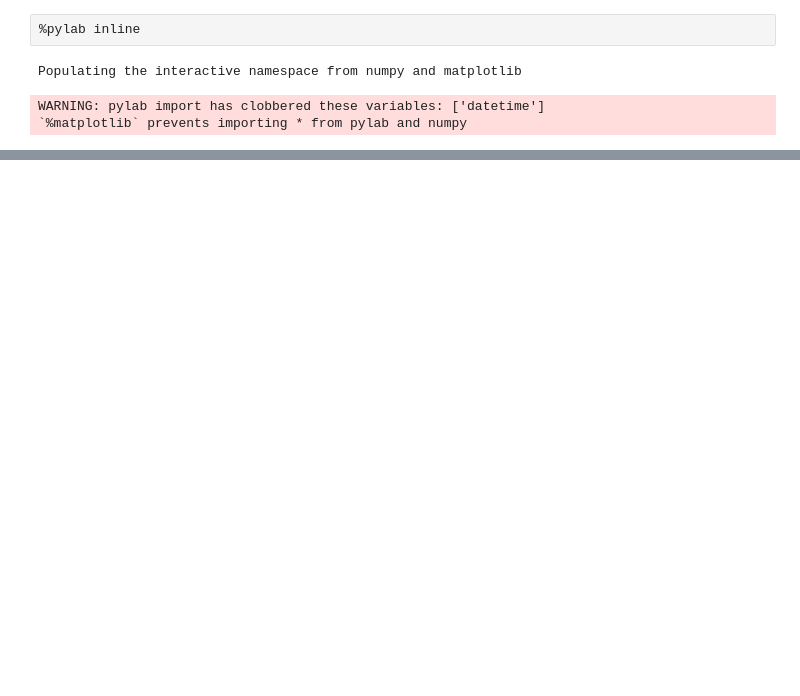
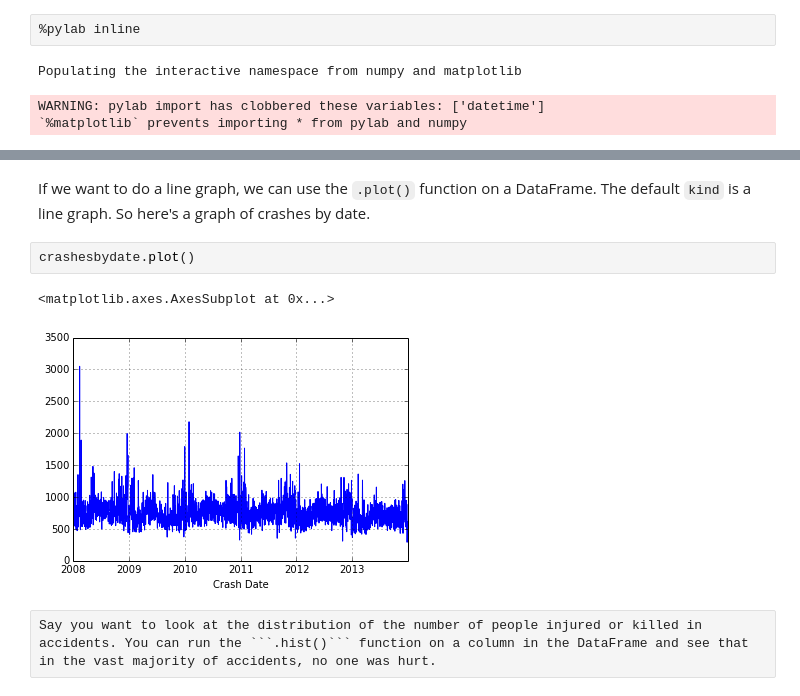
Before and after one commit to tswicegood/python-data-science-intro, a Jupyter notebook: Python for Data Analysis at NICAR15.ipynb, the cells around one changed output, grey strips where cells are left out. Cells and saved outputs as stored; diff of their text form; blank space fills up the shorter version.

````diff
--- a/Python for Data Analysis at NICAR15.ipynb
+++ b/Python for Data Analysis at NICAR15.ipynb
@@ -323,0 +341,9 @@ WARNING: pylab import has clobbered these variables: ['datetime']
+# %% [markdown]
+If we want to do a line graph, we can use the ```.plot()``` function on a DataFrame. The default ```kind``` is a line graph. So here's a graph of crashes by date.
+# %%
+crashesbydate.plot()
+# %% [output]
+<matplotlib.axes.AxesSubplot at 0x...>
+[figure, added]
+# %% [raw]
+Say you want to look at the distribution of the number of people injured or killed in accidents. You can run the ```.hist()``` function on a column in the DataFrame and see that in the vast majority of accidents, no one was hurt.
````
Also changed, not shown: parts of 15 cells of this notebook, 3 other files.
